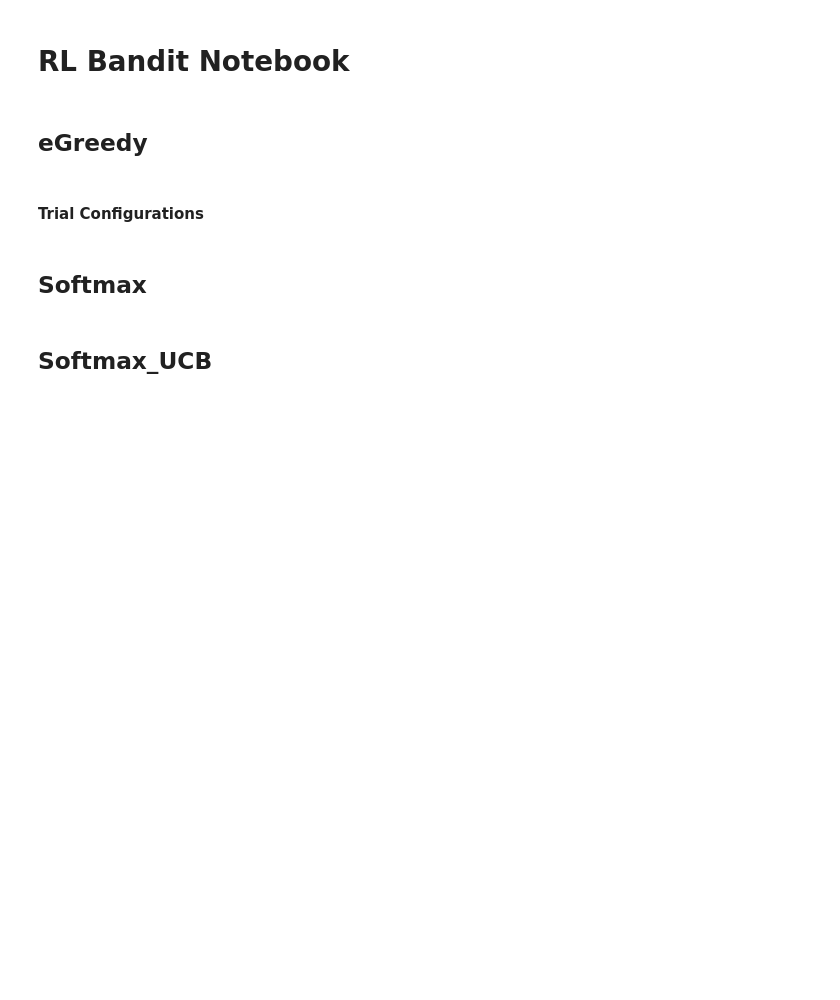
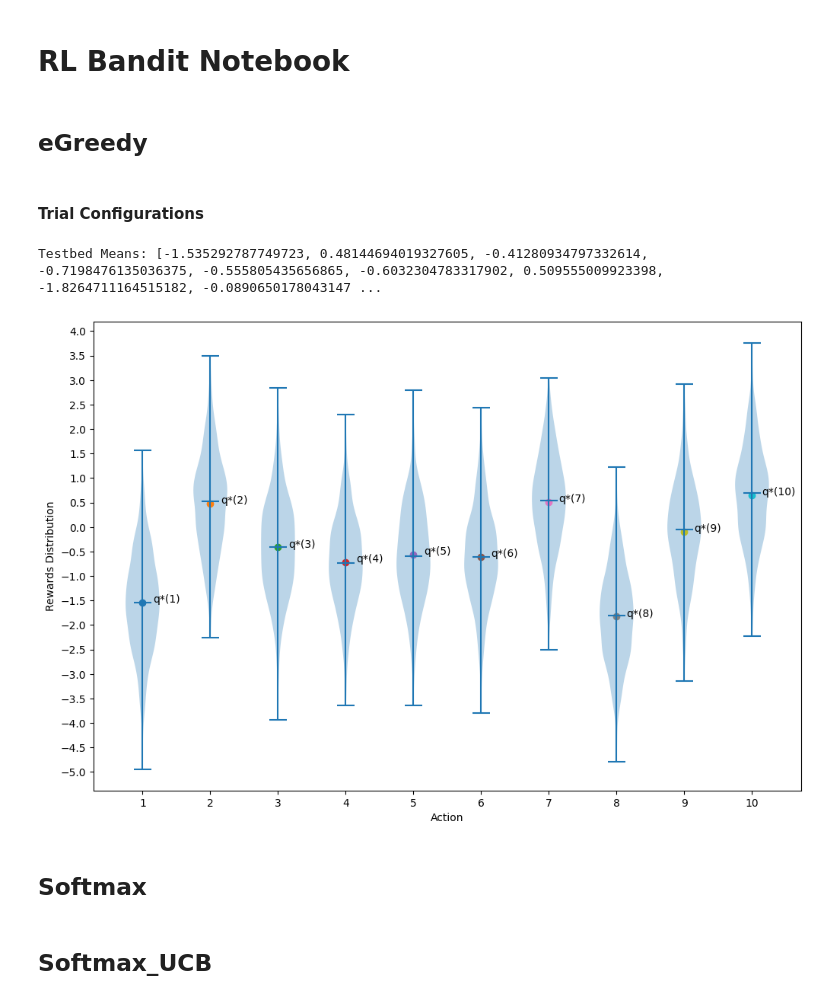
Before and after one commit to bK0s/RL-Bandits, a Jupyter notebook: MyRLNotes/RLNotebook.ipynb, the cells around one changed output. Cells and saved outputs as stored; diff of their text form; code cells hidden in the pictures; blank space fills up the shorter version.

```diff
--- a/MyRLNotes/RLNotebook.ipynb
+++ b/MyRLNotes/RLNotebook.ipynb
@@ -30,15 +30,19 @@ def mm(graph):
 #### Trial Configurations
 # %%
 # Create and Show env
-env = Testbed(num_sim=1000)
+env = Testbed(num_problems=1000)
 
 #Trial Params
 k = env.k
-steps = 300
+steps = 100
 trial_params = [k, steps]
 reward_values = env.q_star
 
 env.show_mean()
-env.show_testbed()
+env.show_testbed()      # NOTE: Displays what the reward distribution could look like
+# print(env.arms)
+# %% [output]
+Testbed Means: [-1.535292787749723, 0.48144694019327605, -0.41280934797332614, -0.7198476135036375, -0.555805435656865, -0.6032304783317902, 0.509555009923398, -1.8264711164515182, -0.0890650178043147 ...
+[figure, added]
 # %%
 #Model Params
```
Also changed, not shown: parts of 7 cells of this notebook, 2 other files.
